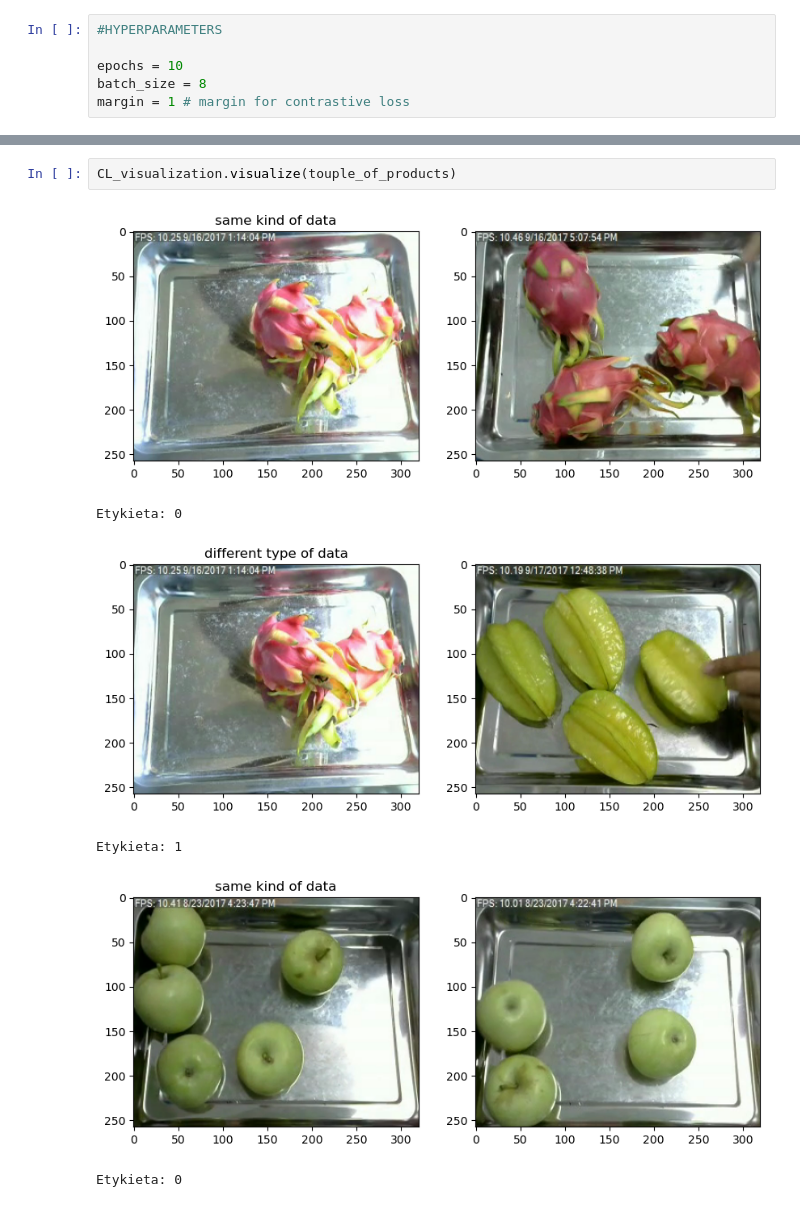
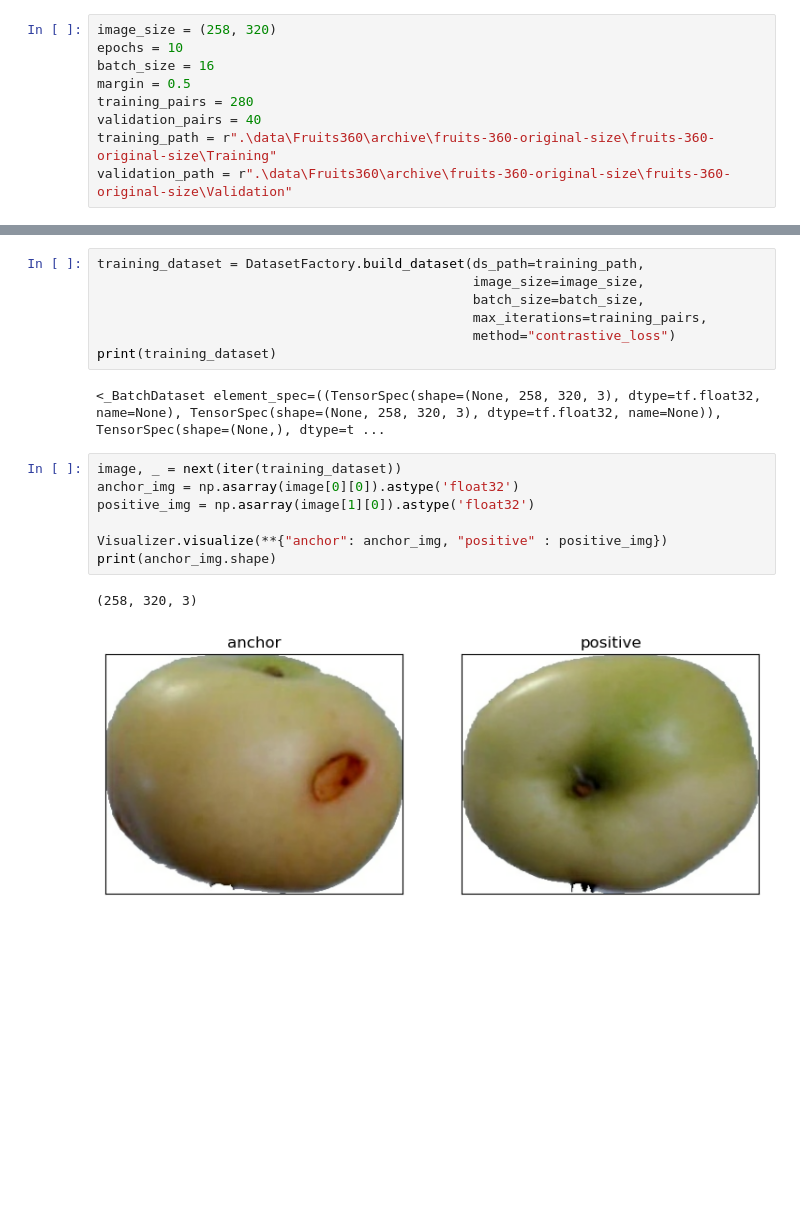
Before and after one commit to c100rczyk/Team_project_PWR, a Jupyter notebook: Contrastive_loss.ipynb, the cells around one changed output, grey strips where cells are left out. Drawn from its saved outputs; the diff is of its cells as text; blank space fills up the shorter version.

Commit message:
Code refactoring for contrastive loss

```diff
--- a/Contrastive_loss.ipynb
+++ b/Contrastive_loss.ipynb
@@ -12,6 +10,9 @@ from CL_utilities import CL_loss
 # %%
-#HYPERPARAMETERS
-
+image_size = (258, 320)
 epochs = 10
-batch_size = 8
-margin = 1 # margin for contrastive loss
+batch_size = 16
+margin = 0.5
+training_pairs = 280
+validation_pairs = 40
+training_path = r".\data\Fruits360\archive\fruits-360-original-size\fruits-360-original-size\Training"
+validation_path = r".\data\Fruits360\archive\fruits-360-original-size\fruits-360-original-size\Validation"
@@ -47,10 +21,20 @@ print(touple_of_products)
 # (1.) See Documentation to get info about structure of dataset
+# %%
+training_dataset = DatasetFactory.build_dataset(ds_path=training_path,
+                                                image_size=image_size,
+                                                batch_size=batch_size,
+                                                max_iterations=training_pairs,
+                                                method="contrastive_loss")
+print(training_dataset)
+# %% [output]
+<_BatchDataset element_spec=((TensorSpec(shape=(None, 258, 320, 3), dtype=tf.float32, name=None), TensorSpec(shape=(None, 258, 320, 3), dtype=tf.float32, name=None)), TensorSpec(shape=(None,), dtype=t ...
 # %%
-CL_visualization.visualize(touple_of_products)
+image, _ = next(iter(training_dataset))
+anchor_img = np.asarray(image[0][0]).astype('float32')
+positive_img = np.asarray(image[1][0]).astype('float32')
+
+Visualizer.visualize(**{"anchor": anchor_img, "positive" : positive_img})
+print(anchor_img.shape)
 # %% [output]
+(258, 320, 3)
-[figure, old version]
+[figure, new version]
-Etykieta: 0
-[figure, removed]
-Etykieta: 1
-[figure, removed]
-Etykieta: 0
```
Also changed, not shown: parts of 18 cells of this notebook, 11 other files.
